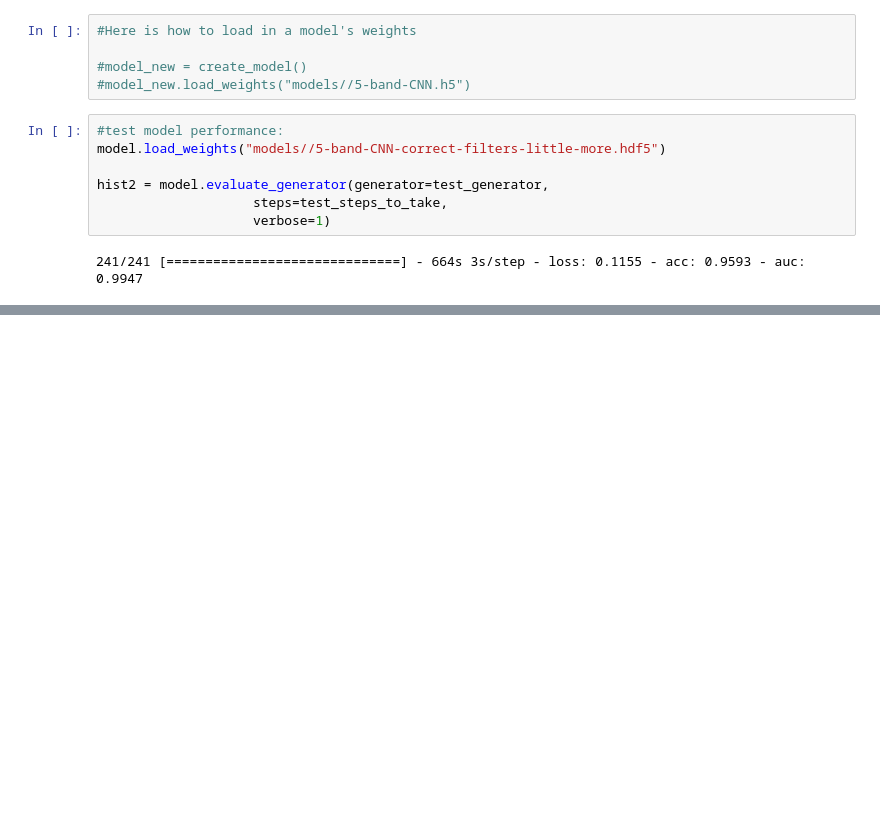
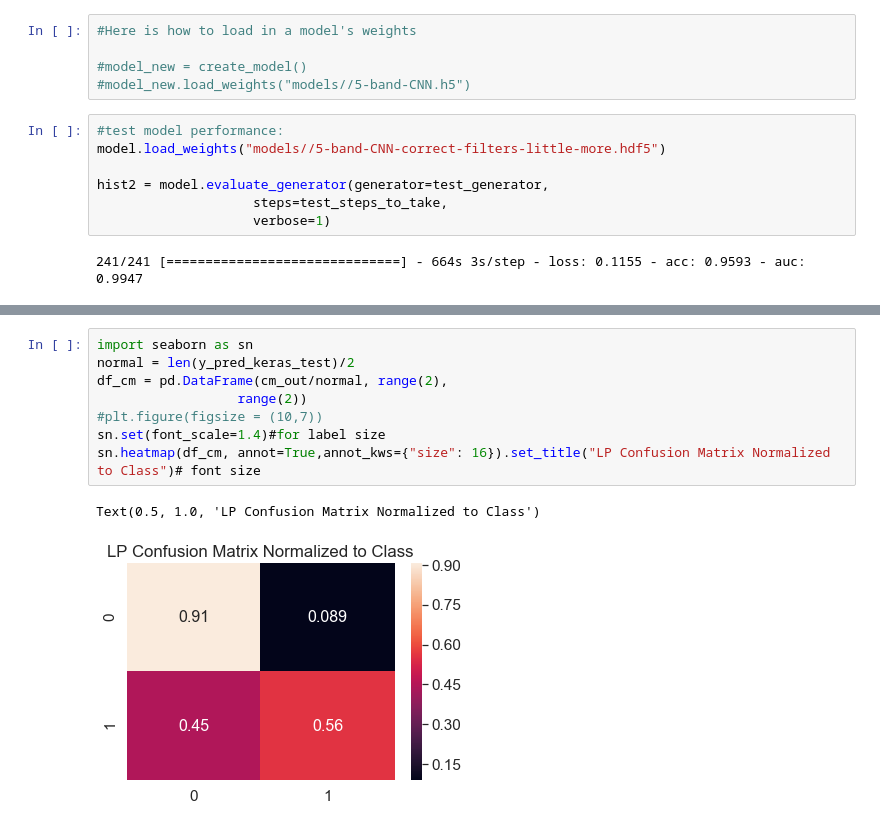
Before and after one commit to awe2/GZ2_project, a Jupyter notebook: 5-band_GZ2_CNN_HP_Khan_Dataset.ipynb, the cells around one changed output, grey strips where cells are left out. Cells and saved outputs as stored; diff of their text form; blank space fills up the shorter version.

```diff
--- a/5-band_GZ2_CNN_HP_Khan_Dataset.ipynb
+++ b/5-band_GZ2_CNN_HP_Khan_Dataset.ipynb
@@ -486,0 +699,11 @@ print(type(hist2))
+# %%
+import seaborn as sn
+normal = len(y_pred_keras_test)/2
+df_cm = pd.DataFrame(cm_out/normal, range(2),
+                  range(2))
+#plt.figure(figsize = (10,7))
+sn.set(font_scale=1.4)#for label size
+sn.heatmap(df_cm, annot=True,annot_kws={"size": 16}).set_title("LP Confusion Matrix Normalized to Class")# font size
+# %% [output]
+Text(0.5, 1.0, 'LP Confusion Matrix Normalized to Class')
+[figure, added]
```
Also changed, not shown: parts of 27 cells of this notebook.
